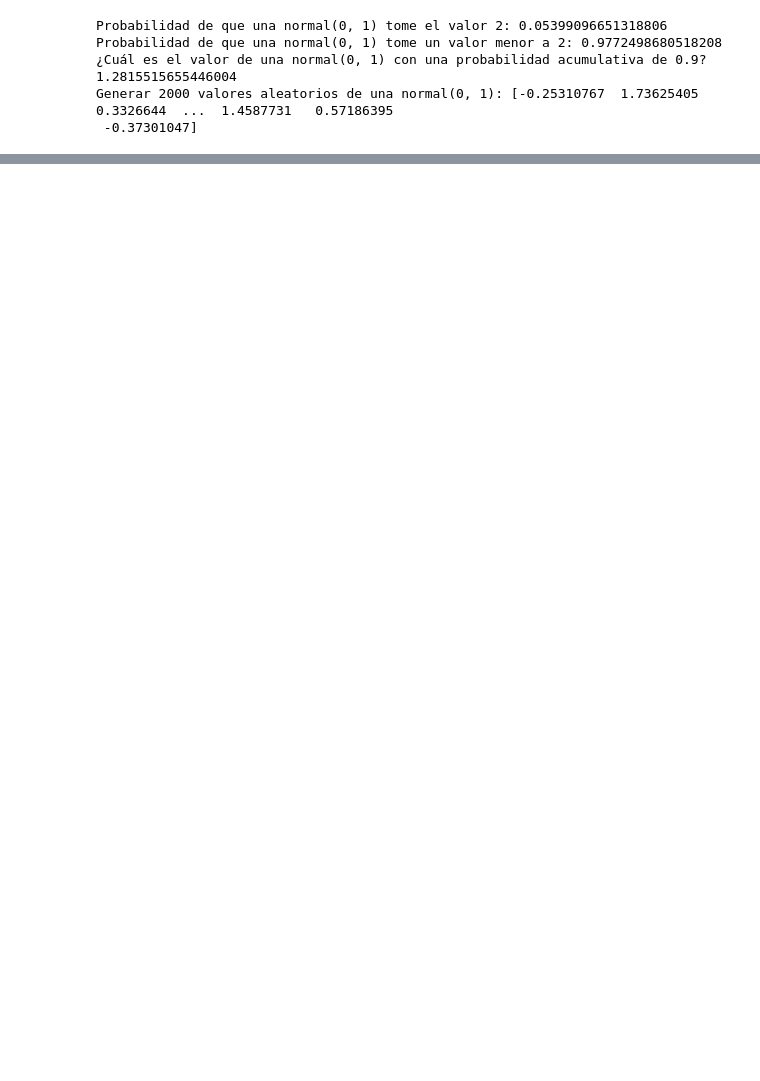
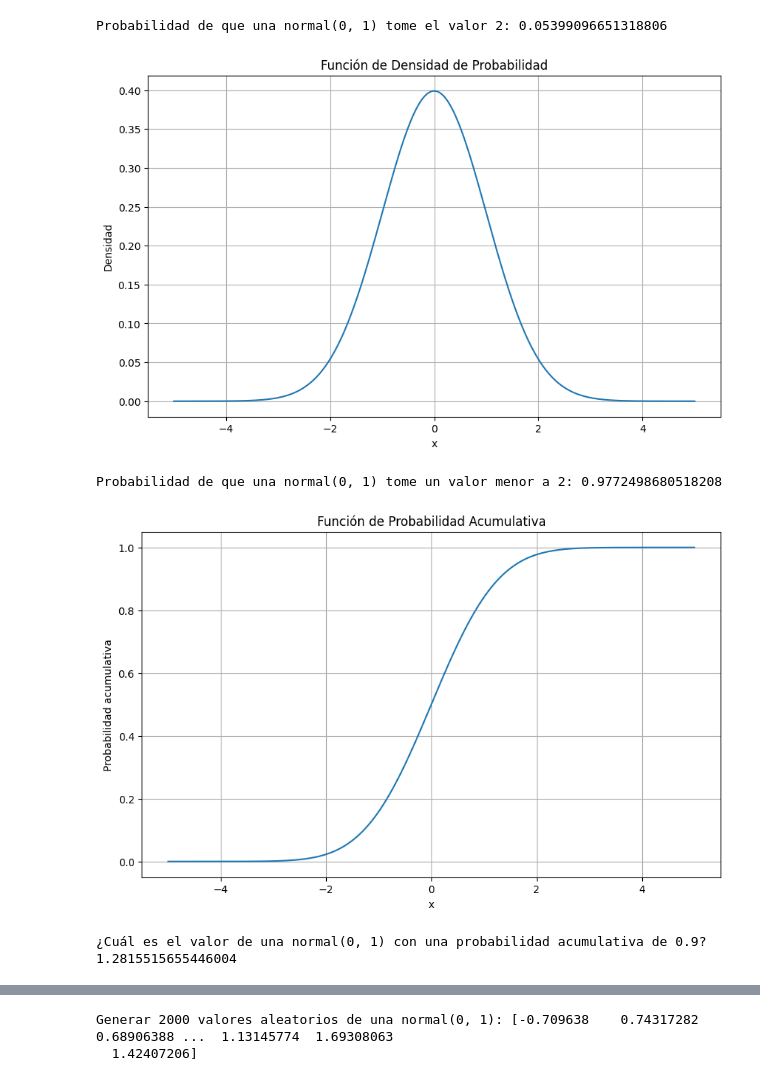
Before and after one commit to JPineiro13/probability-distribution-exercises-project-with-python, a Jupyter notebook: 4geeks_distribucion_probabilidad.ipynb, the cells around one changed output, grey strips where cells are left out. Saved outputs shown, nothing was run; the diff lists cells and outputs as text; code cells hidden in the pictures; blank space fills up the shorter version.

```diff
--- a/4geeks_distribucion_probabilidad.ipynb
+++ b/4geeks_distribucion_probabilidad.ipynb
@@ -3,40 +3,71 @@
 # %%
 #Ej 1 Parte 1 -> Normal
 
 from scipy.stats import norm
+import numpy as np
+import matplotlib.pyplot as plt
+
+
 
 def densidad_normal(x, media=0, desv_est=1):
-
     resultado = norm.pdf(x, loc=media, scale=desv_est)
-
     return resultado
 
 def prob_acum_normal(q, media=0, desv_est=1):
-
     resultado = norm.cdf(q, loc=media, scale=desv_est)
-
     return resultado
 
 def cuantil_normal(p, media=0, desv_est=1):
-
     resultado = norm.ppf(p, loc=media, scale=desv_est)
-
     return resultado
 
 def generar_valor_aleatorio_normal(n, media=0, desv_est=1):
-
     resultado = norm.rvs(loc=media, scale=desv_est, size=n)
-
     return resultado
 
+x = np.linspace(-5, 5, 1000)
 
 print(f"Probabilidad de que una normal(0, 1) tome el valor 2: {densidad_normal(2)}")
+plt.figure(figsize=(10, 6))
+plt.plot(x, densidad_normal(x))
+plt.title('Función de Densidad de Probabilidad')
+plt.xlabel('x')
+plt.ylabel('Densidad')
+plt.grid(True)
+plt.show()
+
 print(f"Probabilidad de que una normal(0, 1) tome un valor menor a 2: {prob_acum_normal(2)}")
+plt.figure(figsize=(10, 6))
+plt.plot(x, prob_acum_normal(x))
+plt.title('Función de Probabilidad Acumulativa')
+plt.xlabel('x')
+plt.ylabel('Probabilidad acumulativa')
+plt.grid(True)
+plt.show()
+
 print(f"¿Cuál es el valor de una normal(0, 1) con una probabilidad acumulativa de 0.9? {cuantil_normal(0.9)}")
+p_values = np.linspace(0.01, 0.99, 100)
+quantiles = cuantil_normal(p_values)
+plt.figure(figsize=(10, 6))
+plt.plot(p_values, quantiles)
+plt.title('Función de Cuantil')
+plt.xlabel('Probabilidad acumulativa')
+plt.ylabel('Cuantil')
+plt.grid(True)
+plt.show()
+
 print(f"Generar 2000 valores aleatorios de una normal(0, 1): {generar_valor_aleatorio_normal(2000)}")
+valores_aleatorios = generar_valor_aleatorio_normal(2000)
+plt.figure(figsize=(10, 6))
+plt.hist(valores_aleatorios, bins=30, density=True, alpha=0.6, color='g')
+plt.title('Histograma de Valores Aleatorios Generados')
+plt.xlabel('Valores Aleatorios')
+plt.ylabel('Densidad')
+plt.grid(True)
+plt.show()
 # %% [output]
 Probabilidad de que una normal(0, 1) tome el valor 2: 0.05399096651318806
-Probabilidad de que una normal(0, 1) tome un valor menor a 2: 0.9772498680518208
-¿Cuál es el valor de una normal(0, 1) con una probabilidad acumulativa de 0.9? 1.2815515655446004
-Generar 2000 valores aleatorios de una normal(0, 1): [-0.25310767  1.73625405  0.3326644  ...  1.4587731   0.57186395
- -0.37301047]
+[figure, added]
+Probabilidad de que una normal(0, 1) tome un valor menor a 2: 0.9772498680518208
+[figure, added]
+¿Cuál es el valor de una normal(0, 1) con una probabilidad acumulativa de 0.9? 1.2815515655446004
@@ -42,0 +75,2 @@ Generar 2000 valores aleatorios de una normal(0, 1): [-0.25310767  1.73625405  0
+Generar 2000 valores aleatorios de una normal(0, 1): [-0.709638    0.74317282  0.68906388 ...  1.13145774  1.69308063
+  1.42407206]
```
Also changed, not shown: parts of 3 cells of this notebook.
